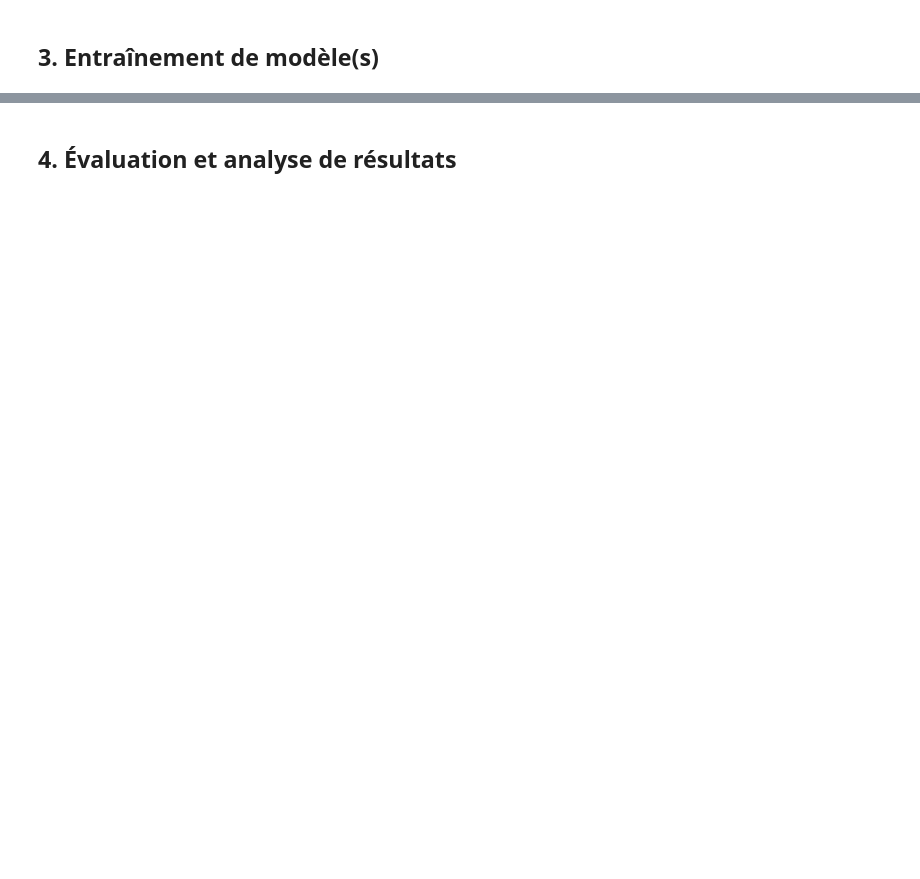
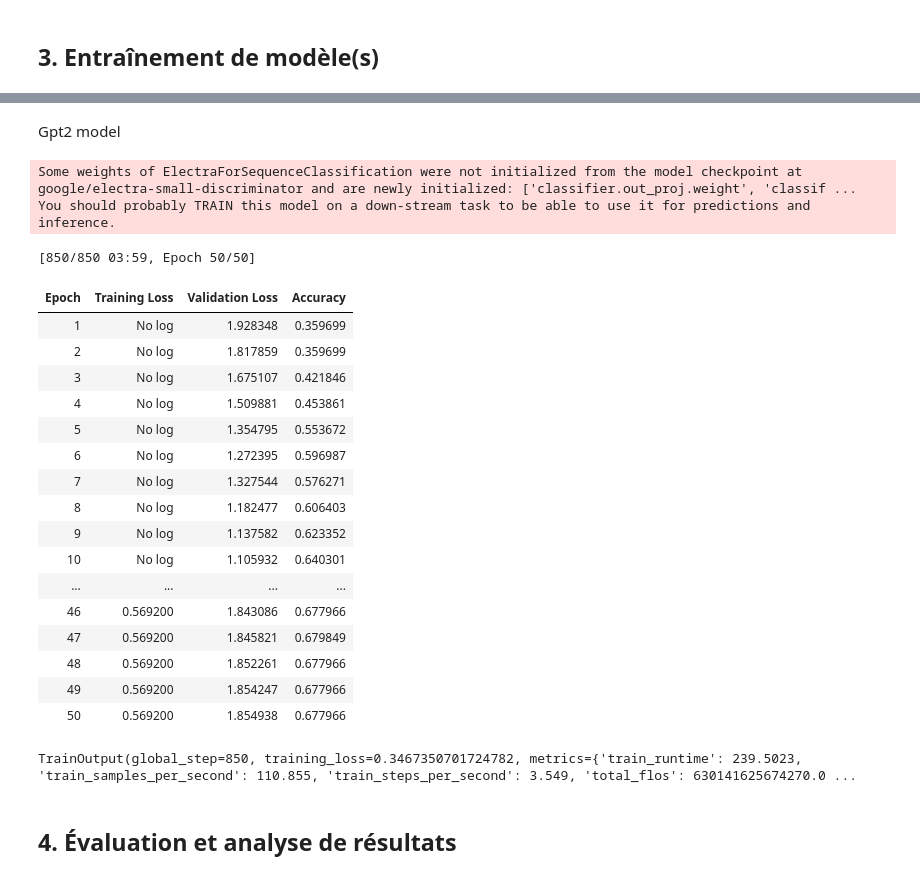
Before and after one commit to iyoussef1079/Travaux-pratiques-NLP, a Jupyter notebook: tp2_2023/tp2/transformer.ipynb, the cells around one changed output, grey strips where cells are left out. Cells and saved outputs as stored; diff of their text form; code cells hidden in the pictures; blank space fills up the shorter version.

Commit message:
update task3

```diff
--- a/tp2_2023/tp2/transformer.ipynb
+++ b/tp2_2023/tp2/transformer.ipynb
@@ -142,0 +104,5 @@ You should probably TRAIN this model on a down-stream task to be able to use it
+# %%
+from transformers import AutoModelForSequenceClassification, TrainingArguments, Trainer, BertTokenizer, BertModel, AutoTokenizer, AutoModel, DataCollatorWithPadding, BertForSequenceClassification
+
+tokenizer = BertTokenizer.from_pretrained("bert-base-uncased")
+electra_tokenizer = AutoTokenizer.from_pretrained("google/electra-small-discriminator")
@@ -147,13 +165,11 @@ Bert Training
 # %%
-import evaluate
+import numpy as np
+from datasets import load_metric
 
-accuracy = evaluate.load("glue", "mrpc")
-
-import numpy as np
-
+metric = load_metric("accuracy")
 
 def compute_metrics(eval_pred):
     predictions, labels = eval_pred
     predictions = np.argmax(predictions, axis=1)
-    return accuracy.compute(predictions=predictions, references=labels)
+    return metric.compute(predictions=predictions, references=labels)
 # %%
@@ -208,0 +231,2 @@ KeyboardInterrupt:
+# %% [markdown]
+Gpt2 model
@@ -209,2 +281,62 @@ KeyboardInterrupt:
+# %%
+from transformers import AutoTokenizer, AutoModelForSequenceClassification
+import torch
+from transformers import Trainer, TrainingArguments
+
+# Load your Electra tokenizer
+electra_tokenizer = AutoTokenizer.from_pretrained("google/electra-small-discriminator")
+
+# Define your model for sequence classification
+model = AutoModelForSequenceClassification.from_pretrained("google/electra-small-discriminator", num_labels=9)
+
+# Define training arguments
+training_args = TrainingArguments(
+    output_dir="model3/electra",
+    learning_rate=1e-4,
+    per_device_train_batch_size=32,
+    per_device_eval_batch_size=64,
+    num_train_epochs=50,
+    weight_decay=0.01,
+    evaluation_strategy="epoch",
+    save_strategy="epoch",
+    load_best_model_at_end=True,
+    push_to_hub=False,
+)
+
+# Initialize the Trainer
+trainer = Trainer(
+    model=model,
+    args=training_args,
+    train_dataset=train_dataset,
+    eval_dataset=dev_dataset,
+    tokenizer=tokenizer,
+    data_collator=bert_data_collator,
+    compute_metrics=compute_metrics,
+)
+
+# Start training (assuming you have train_dataset and dev_dataset defined)
+trainer.train()
+# %% [output]
+Some weights of ElectraForSequenceClassification were not initialized from the model checkpoint at google/electra-small-discriminator and are newly initialized: ['classifier.out_proj.weight', 'classif ...
+You should probably TRAIN this model on a down-stream task to be able to use it for predictions and inference.
+[850/850 03:59, Epoch 50/50]
+| Epoch | Training Loss | Validation Loss | Accuracy |
+| 1 | No log | 1.928348 | 0.359699 |
+| 2 | No log | 1.817859 | 0.359699 |
+| 3 | No log | 1.675107 | 0.421846 |
+| 4 | No log | 1.509881 | 0.453861 |
+| 5 | No log | 1.354795 | 0.553672 |
+| 6 | No log | 1.272395 | 0.596987 |
+| 7 | No log | 1.327544 | 0.576271 |
+| 8 | No log | 1.182477 | 0.606403 |
+| 9 | No log | 1.137582 | 0.623352 |
+| 10 | No log | 1.105932 | 0.640301 |
+| ... | ... | ... | ... |
+| 46 | 0.569200 | 1.843086 | 0.677966 |
+| 47 | 0.569200 | 1.845821 | 0.679849 |
+| 48 | 0.569200 | 1.852261 | 0.677966 |
+| 49 | 0.569200 | 1.854247 | 0.677966 |
+| 50 | 0.569200 | 1.854938 | 0.677966 |
+TrainOutput(global_step=850, training_loss=0.3467350701724782, metrics={'train_runtime': 239.5023, 'train_samples_per_second': 110.855, 'train_steps_per_second': 3.549, 'total_flos': 630141625674270.0 ...
 # %% [markdown]
 ## 4. Évaluation et analyse de résultats
```
Also changed, not shown: parts of 18 cells of this notebook, 1 other file.
